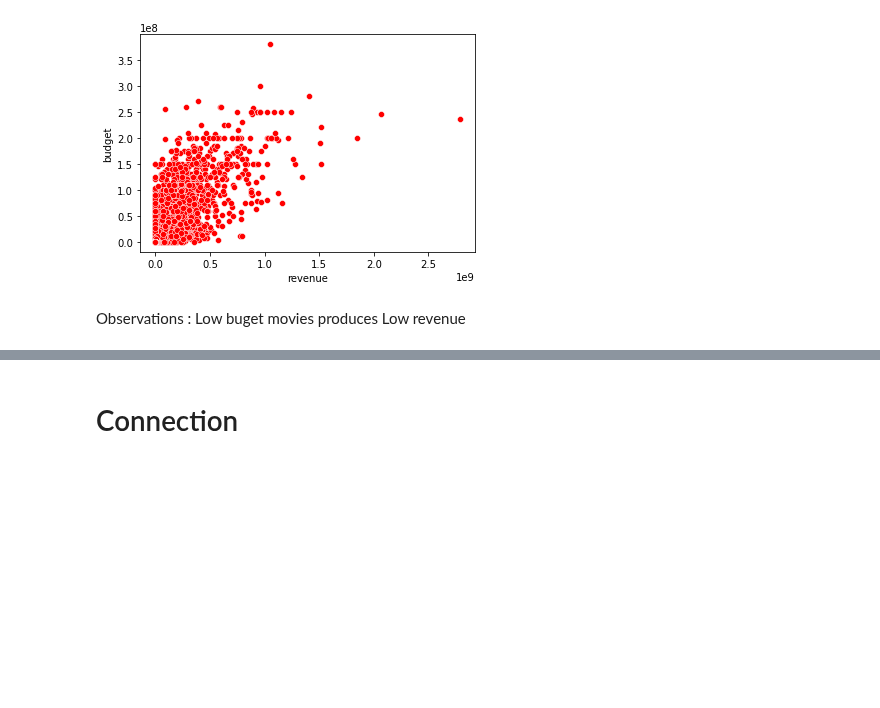
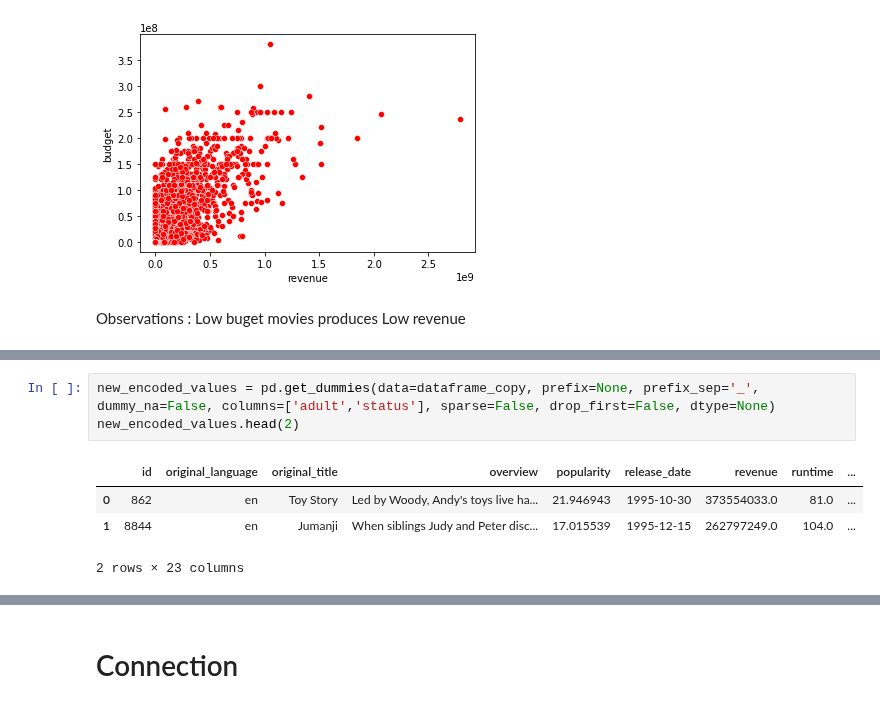
Before and after one commit to priya25-1998/Capstone-Project_Movie-Recommendation-Engine, a Jupyter notebook: Understanding the Dataset -v1.ipynb, the cells around one changed output, grey strips where cells are left out. Cells and saved outputs as stored; diff of their text form; blank space fills up the shorter version.

```diff
--- a/Understanding the Dataset -v1.ipynb
+++ b/Understanding the Dataset -v1.ipynb
@@ -1446,0 +1473,8 @@ sns.heatmap(corr,annot=True)
+# %%
+new_encoded_values = pd.get_dummies(data=dataframe_copy, prefix=None, prefix_sep='_', dummy_na=False, columns=['adult','status'], sparse=False, drop_first=False, dtype=None)
+new_encoded_values.head(2)
+# %% [output]
+|  | id | original_language | original_title | overview | popularity | release_date | revenue | runtime | ... |
+| 0 | 862 | en | Toy Story | Led by Woody, Andy's toys live ha... | 21.946943 | 1995-10-30 | 373554033.0 | 81.0 | ... |
+| 1 | 8844 | en | Jumanji | When siblings Judy and Peter disc... | 17.015539 | 1995-12-15 | 262797249.0 | 104.0 | ... |
+2 rows × 23 columns
```
Also changed, not shown: parts of 26 cells of this notebook.
